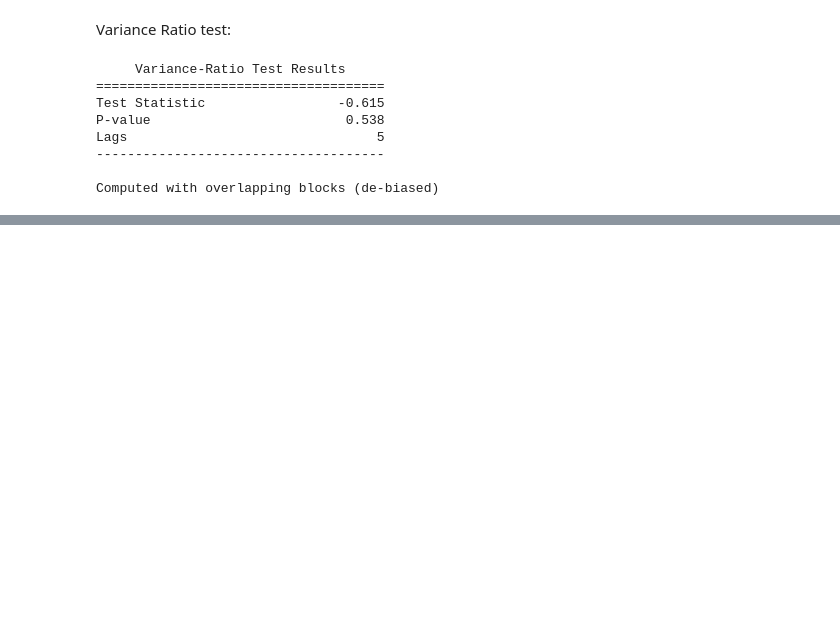
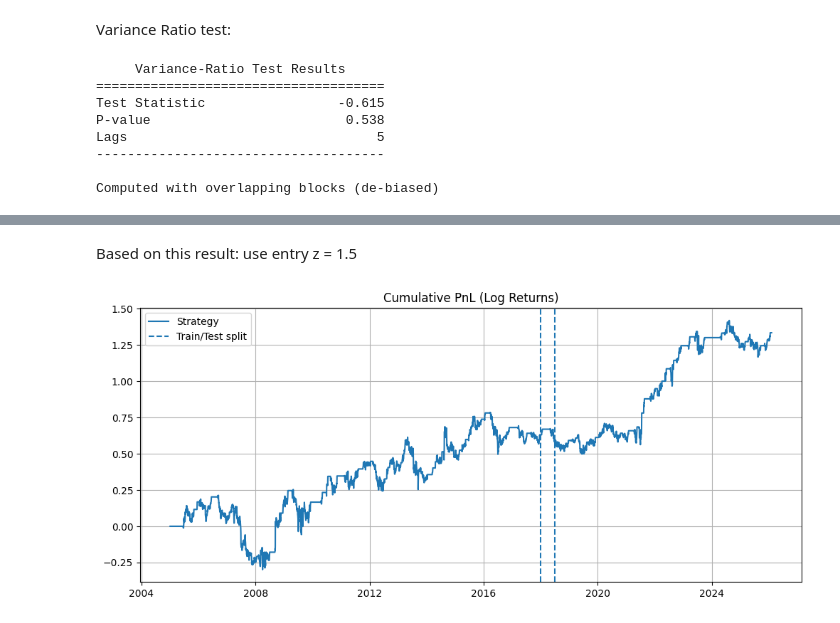
Before and after one commit to wiktorgrocholewski/Spring2026-TIC, a Jupyter notebook: 6_mean_reversion_strategy/Strategy Antonio.ipynb, the cells around one changed output, grey strips where cells are left out. Saved outputs shown, nothing was run; the diff lists cells and outputs as text; code cells hidden in the pictures; blank space fills up the shorter version.

```diff
--- a/6_mean_reversion_strategy/Strategy Antonio.ipynb
+++ b/6_mean_reversion_strategy/Strategy Antonio.ipynb
@@ -172,0 +402,18 @@ Computed with overlapping blocks (de-biased)
+# %% [markdown]
+Based on this result: use entry z = 1.5
+# %%
+prices["strategy_ret"] = prices["strategy_ret_1.5"]
+prices["cum_pnl"] = prices["strategy_ret"].cumsum()
+
+plt.figure(figsize=(12,5))
+plt.plot(prices["Date"], prices["cum_pnl"], label="Strategy")
+
+plt.axvline(pd.to_datetime(train_end), linestyle="--", label="Train/Test split")
+plt.axvline(pd.to_datetime(gap_end), linestyle="--")
+
+plt.title("Cumulative PnL (Log Returns)")
+plt.legend()
+plt.grid(True)
+plt.show()
+# %% [output]
+[figure, added]
```
Also changed, not shown: parts of 21 cells of this notebook.
